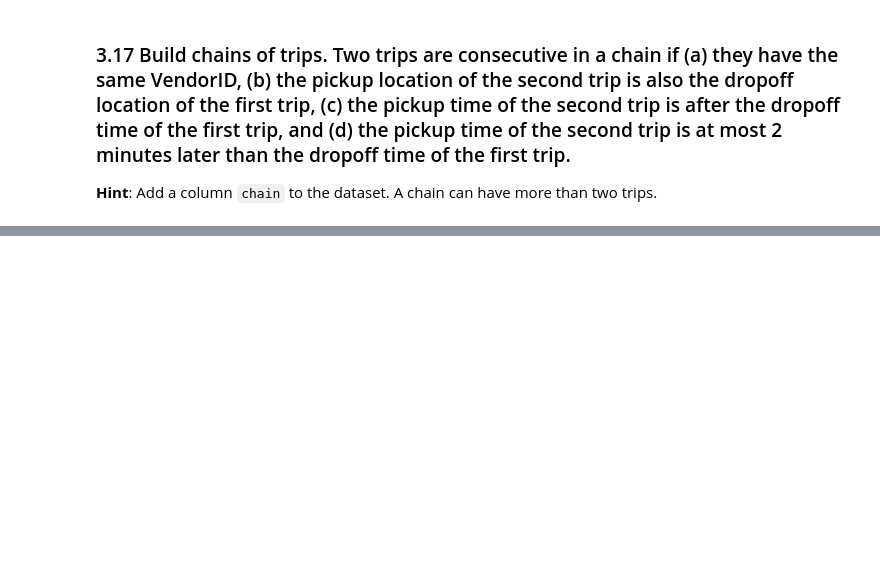
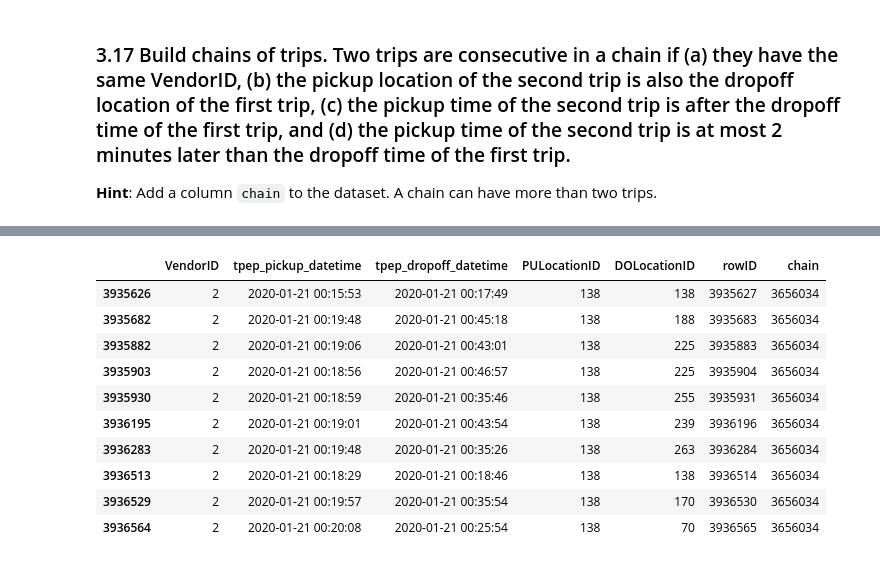
Before and after one commit to snava38/foc-project-nava-perani, a Jupyter notebook: notebooks/foc-project-notebook_v1.ipynb, the cells around one changed output, grey strips where cells are left out. Drawn from its saved outputs; the diff is of its cells as text; code cells hidden in the pictures; blank space fills up the shorter version.

```diff
--- a/notebooks/foc-project-notebook_v1.ipynb
+++ b/notebooks/foc-project-notebook_v1.ipynb
@@ -657,0 +698,14 @@ dataset_sorted_small2
+# %%
+dataset_clean_prova[dataset_clean_prova.chain == 3656034]
+# %% [output]
+|  | VendorID | tpep_pickup_datetime | tpep_dropoff_datetime | PULocationID | DOLocationID | rowID | chain |
+| 3935626 | 2 | 2020-01-21 00:15:53 | 2020-01-21 00:17:49 | 138 | 138 | 3935627 | 3656034 |
+| 3935682 | 2 | 2020-01-21 00:19:48 | 2020-01-21 00:45:18 | 138 | 188 | 3935683 | 3656034 |
+| 3935882 | 2 | 2020-01-21 00:19:06 | 2020-01-21 00:43:01 | 138 | 225 | 3935883 | 3656034 |
+| 3935903 | 2 | 2020-01-21 00:18:56 | 2020-01-21 00:46:57 | 138 | 225 | 3935904 | 3656034 |
+| 3935930 | 2 | 2020-01-21 00:18:59 | 2020-01-21 00:35:46 | 138 | 255 | 3935931 | 3656034 |
+| 3936195 | 2 | 2020-01-21 00:19:01 | 2020-01-21 00:43:54 | 138 | 239 | 3936196 | 3656034 |
+| 3936283 | 2 | 2020-01-21 00:19:48 | 2020-01-21 00:35:26 | 138 | 263 | 3936284 | 3656034 |
+| 3936513 | 2 | 2020-01-21 00:18:29 | 2020-01-21 00:18:46 | 138 | 138 | 3936514 | 3656034 |
+| 3936529 | 2 | 2020-01-21 00:19:57 | 2020-01-21 00:35:54 | 138 | 170 | 3936530 | 3656034 |
+| 3936564 | 2 | 2020-01-21 00:20:08 | 2020-01-21 00:25:54 | 138 | 70 | 3936565 | 3656034 |
```
Also changed, not shown: parts of 16 cells of this notebook.
